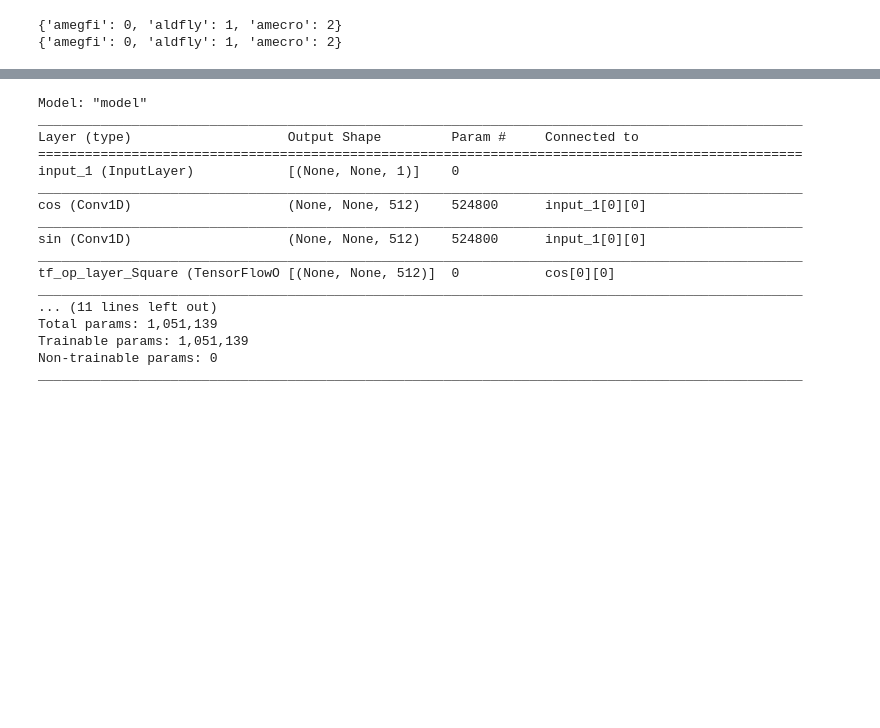
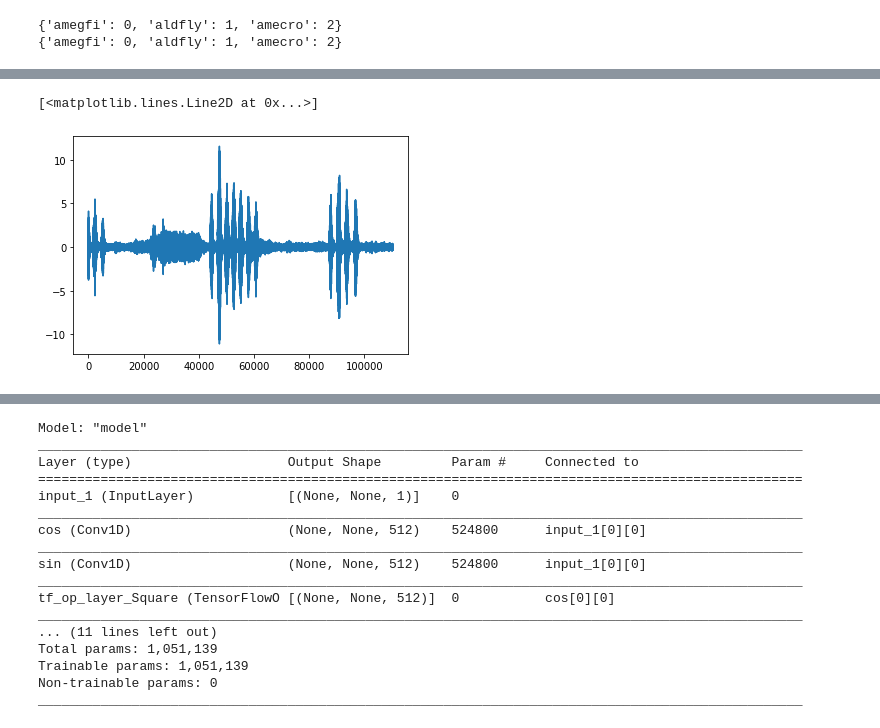
Before and after one commit to jganzabal/kaggle-birds, a Jupyter notebook: 02_Model.ipynb, the cells around one changed output, grey strips where cells are left out. Drawn from its saved outputs; the diff is of its cells as text; code cells hidden in the pictures; blank space fills up the shorter version.

```diff
--- a/02_Model.ipynb
+++ b/02_Model.ipynb
@@ -27,3 +43,8 @@ for x, c in dgen_train:
+# %%
+plt.plot(x[0][0])
+# %% [output]
+[<matplotlib.lines.Line2D at 0x...>]
+[figure, added]
 # %%
 len(dgen_train), len(dgen_val)
 # %% [output]
```
Also changed, not shown: parts of 10 cells of this notebook, 3 other files.
